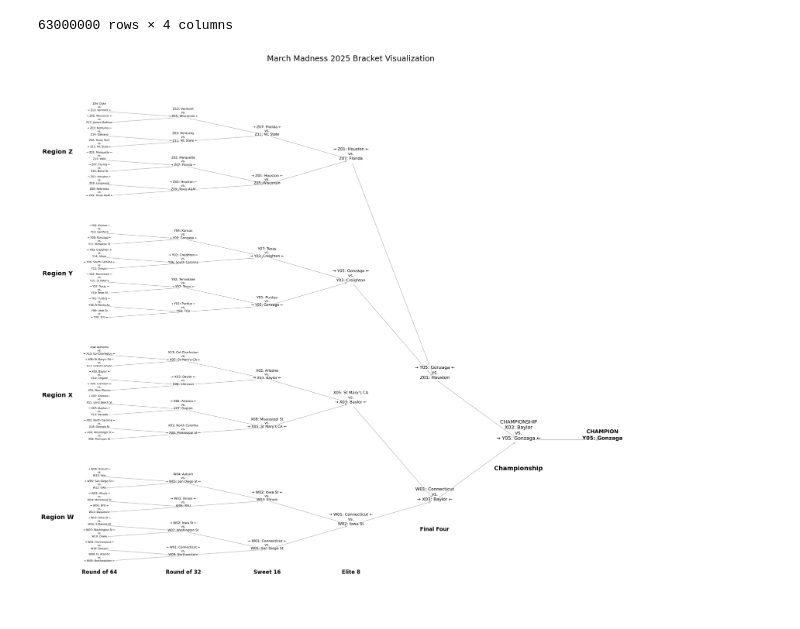
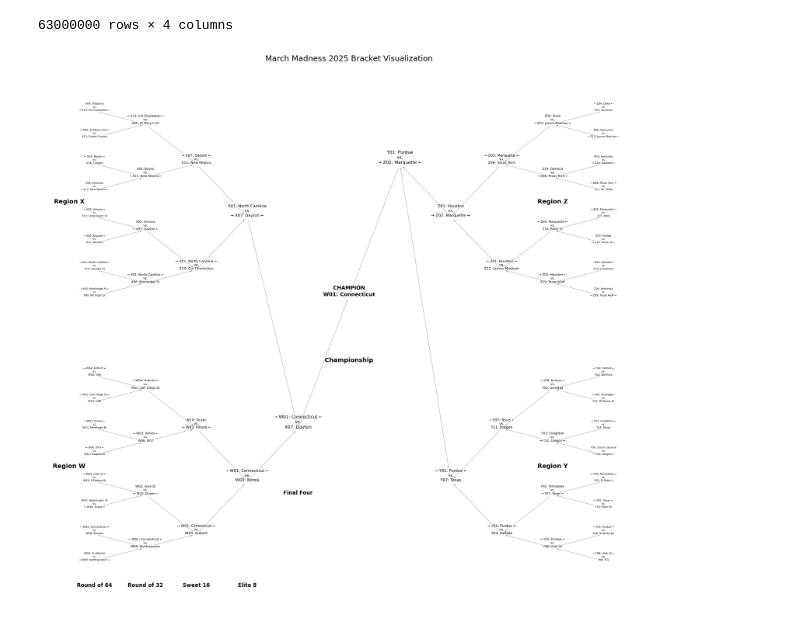
Before and after one commit to brendanlapuma/mmadness-2025, a Jupyter notebook: simulate-n-brackets.ipynb, the cells around one changed output. Cells and saved outputs as stored; diff of their text form; code cells hidden in the pictures.

```diff
--- a/simulate-n-brackets.ipynb
+++ b/simulate-n-brackets.ipynb
@@ -244,15 +244,22 @@ y_spacing = 1
 # Add nodes and edges for each matchup
 # For Round 1 (Round of 64)
 r1_progression = [8,1,7,2,6,3,5,4]
-for i, region in enumerate(regions):
+for i, region in enumerate(['W', 'X']):
     region_offset = i * 20
     for j in range(1, 9):
         matchup_node = f"R1{region}{r1_progression[j-1]}"
         G.add_node(matchup_node)
         pos[matchup_node] = (0, region_offset + (j-1) * 2)
 
+for i, region in enumerate(['Y', 'Z']):
+    region_offset = i * 20
+    for j in range(1, 9):
+        matchup_node = f"R1{region}{r1_progression[j-1]}"
+        G.add_node(matchup_node)
+        pos[matchup_node] = (x_spacing * 10, region_offset + (j-1) * 2)
+
 # For Round 2 (Round of 32)
-for i, region in enumerate(regions):
+for i, region in enumerate(['W', 'X']):
     region_offset = i * 20 + 1
     for j in range(1, 5):
         matchup_node = f"R2{region}{j}"
@@ -273,9 +280,29 @@ for i, region in enumerate(regions):
             G.add_edge(f"R1{region}4", matchup_node)
             G.add_edge(f"R1{region}5", matchup_node)
 
+for i, region in enumerate(['Y', 'Z']):
+    region_offset = i * 20 + 1
+    for j in range(1, 5):
+        matchup_node = f"R2{region}{j}"
+        G.add_node(matchup_node)
+        pos[matchup_node] = (x_spacing * 9, region_offset + (j-1) * 4)
+
+        # Connect to previous round
+        if j == 1:
+            G.add_edge(f"R1{region}1", matchup_node)
+            G.add_edge(f"R1{region}8", matchup_node)
+        elif j == 2:
+            G.add_edge(f"R1{region}2", matchup_node)
+            G.add_edge(f"R1{region}7", matchup_node)
+        elif j == 3:
+            G.add_edge(f"R1{region}3", matchup_node)
+            G.add_edge(f"R1{region}6", matchup_node)
+        elif j == 4:
+            G.add_edge(f"R1{region}4", matchup_node)
+            G.add_edge(f"R1{region}5", matchup_node)
 
 # For Round 3 (Sweet 16)
-for i, region in enumerate(regions):
+for i, region in enumerate(['W', 'X']):
     region_offset = i * 20 + 2
     for j in range(1, 3):
         matchup_node = f"R3{region}{j}"
@@ -290,11 +317,35 @@ for i, region in enumerate(regions):
             G.add_edge(f"R2{region}3", matchup_node)
             G.add_edge(f"R2{region}4", matchup_node)
 
+for i, region in enumerate(['Y', 'Z']):
+    region_offset = i * 20 + 2
+    for j in range(1, 3):
+        matchup_node = f"R3{region}{j}"
+        G.add_node(matchup_node)
+        pos[matchup_node] = (x_spacing * 8, region_offset + (j-1) * 8)
+
+        # Connect to previous round
+        if j == 1:
+            G.add_edge(f"R2{region}1", matchup_node)
+            G.add_edge(f"R2{region}2", matchup_node)
+        elif j == 2:
+            G.add_edge(f"R2{region}3", matchup_node)
+            G.add_edge(f"R2{region}4", matchup_node)
+
 # For Round 4 (Elite 8)
-for i, region in enumerate(regions):
+for i, region in enumerate(['W', 'X']):
     matchup_node = f"R4{region}1"
     G.add_node(matchup_node)
     pos[matchup_node] = (x_spacing * 3, i * 20 + 6)
+
+    # Connect to previous round
+    G.add_edge(f"R3{region}1", matchup_node)
+    G.add_edge(f"R3{region}2", matchup_node)
+
+for i, region in enumerate(['Y', 'Z']):
+    matchup_node = f"R4{region}1"
+    G.add_node(matchup_node)
+    pos[matchup_node] = (x_spacing * 7, i * 20 + 6)
 
     # Connect to previous round
     G.add_edge(f"R3{region}1", matchup_node)
@@ -307,20 +358,15 @@ G.add_edge("R4W1", "R5WX")
 G.add_edge("R4X1", "R5WX")
 
 G.add_node("R5YZ")
-pos["R5YZ"] = (x_spacing * 4, 30)
+pos["R5YZ"] = (x_spacing * 6, 30)
 G.add_edge("R4Y1", "R5YZ")
 G.add_edge("R4Z1", "R5YZ")
 
 # For Championship
-G.add_node("R6CH")
-pos["R6CH"] = (x_spacing * 5, 20)
-G.add_edge("R5WX", "R6CH")
-G.add_edge("R5YZ", "R6CH")
-
-# Champion node
 G.add_node("CHAMPION")
-pos["CHAMPION"] = (x_spacing * 6, 20)
-G.add_edge("R6CH", "CHAMPION")
+pos["CHAMPION"] = (x_spacing * 5, 20)
+G.add_edge("R5WX", "CHAMPION")
+G.add_edge("R5YZ", "CHAMPION")
 
 # Create a figure with appropriate dimensions
 plt.figure(figsize=(20, 18))
@@ -388,35 +434,40 @@ for node, position in pos.items():
             ])
 
 # Add region labels
-for i, region in enumerate(regions):
+for i, region in enumerate(['W', 'X']):
     region_label = f"Region {region}"
     plt.text(-1, i * 20 + 7, region_label, fontsize=14,
+             horizontalalignment='center', fontweight='bold')
+
+for i, region in enumerate(['Y', 'Z']):
+    region_label = f"Region {region}"
+    plt.text(x_spacing * 9, i * 20 + 7, region_label, fontsize=14,
              horizontalalignment='center', fontweight='bold')
 
 # Add round labels
 round_names = {
     'R1': 'Round of 64',
     'R2': 'Round of 32',
     'R3': 'Sweet 16',
     'R4': 'Elite 8',
     'R5': 'Final Four',
     'R6': 'Championship'
 }
 
 for i, r in enumerate(['R1', 'R2', 'R3', 'R4']):
     plt.text(i * x_spacing, -2, round_names[r], fontsize=12,
              horizontalalignment='center', fontweight='bold')
 
 plt.text(x_spacing * 4, 5, round_names['R5'], fontsize=12,
          horizontalalignment='center', fontweight='bold')
 plt.text(x_spacing * 5, 15, round_names['R6'], fontsize=14,
          horizontalalignment='center', fontweight='bold')
 
 # Remove axes
 plt.axis('off')
 plt.title('March Madness 2025 Bracket Visualization', fontsize=18)
 plt.tight_layout()
 plt.savefig('bracket_visualization.png', dpi=300, bbox_inches='tight')
 plt.show()
 # %% [output]
-[figure, old version]
+[figure, new version]
```
